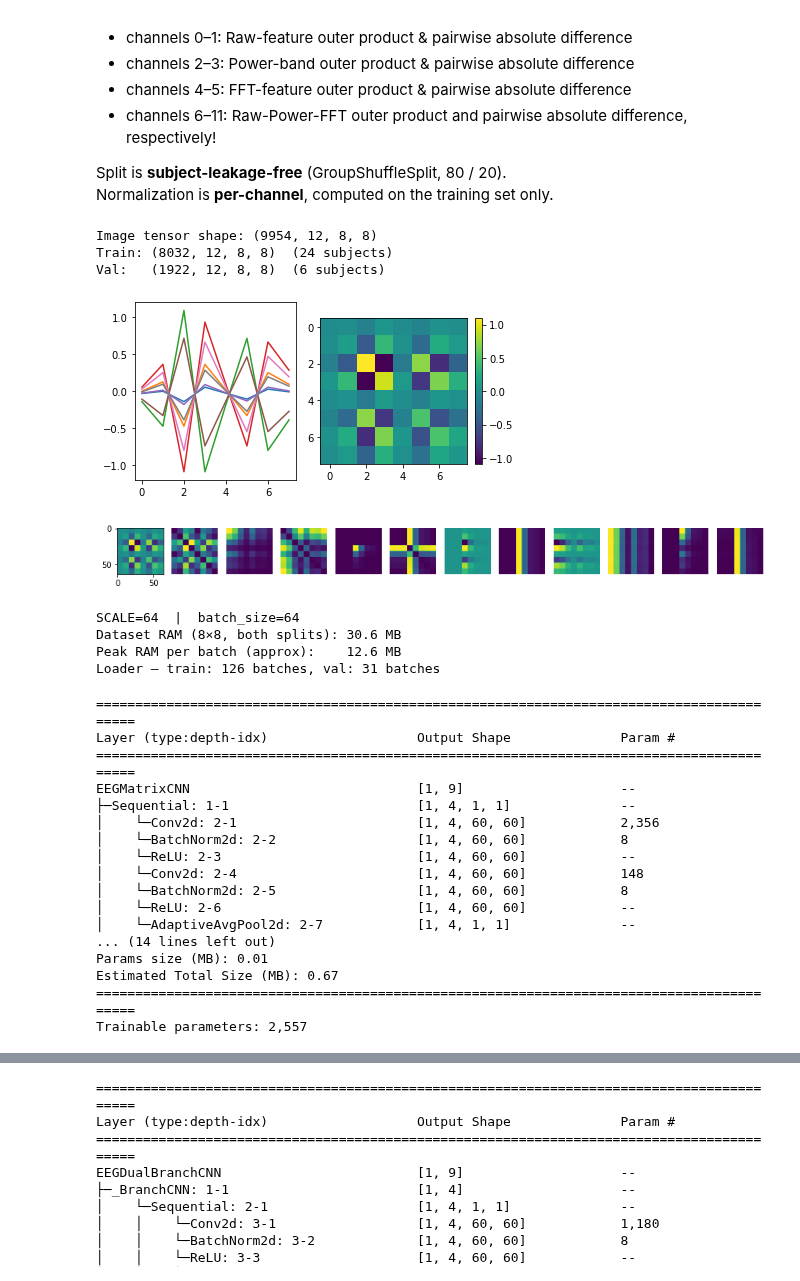
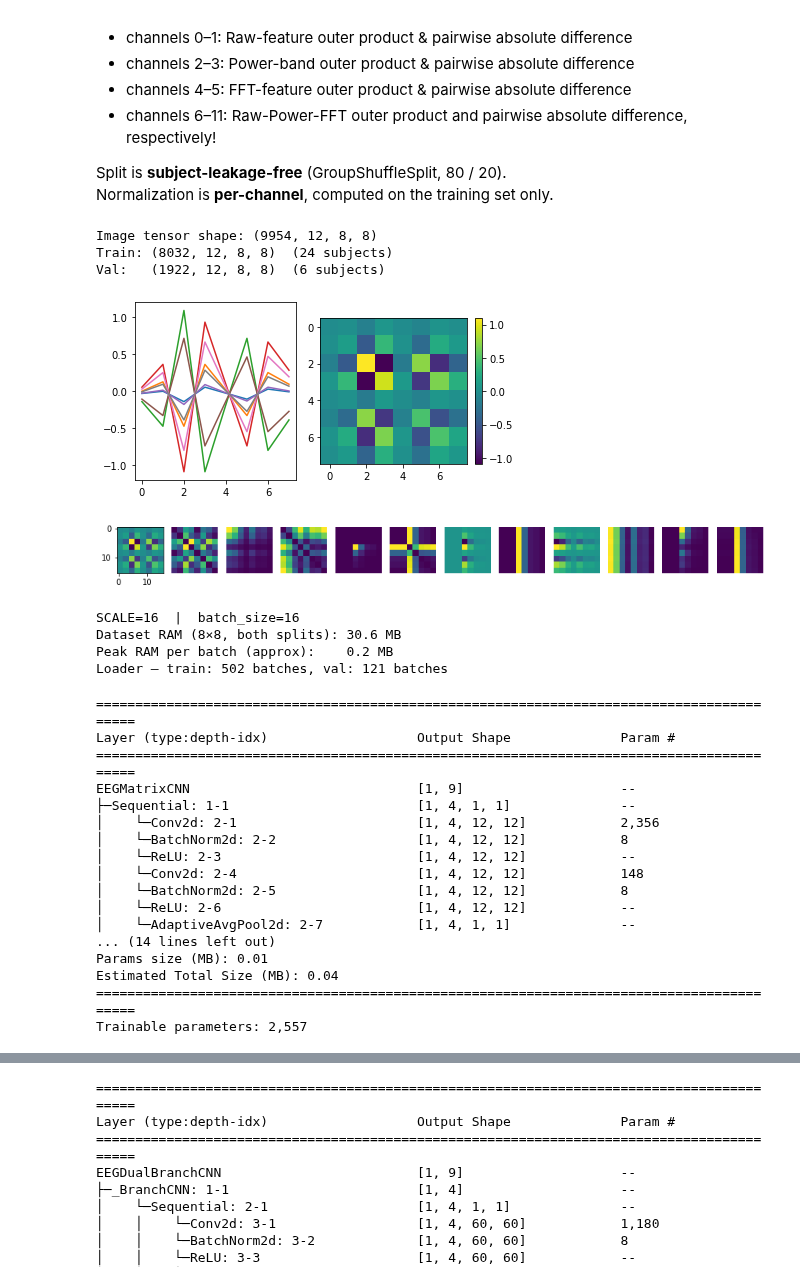
Before and after one commit to parhamkebria/EEG, a Jupyter notebook: imagination.ipynb, the cells around one changed output, grey strips where cells are left out. Drawn from its saved outputs; the diff is of its cells as text; code cells hidden in the pictures.

Commit message:
scale 16 bs 16

```diff
--- a/imagination.ipynb
+++ b/imagination.ipynb
@@ -365,8 +365,8 @@ plt.show()
 #   Lazy (new)   any SCALE → 10 000 × 12 ×   8 ×   8 × 4 B  ≈ 30 MB stored;
 #   peak per batch ≈ batch_size × 12 × SCALE² × 4 B
 
-SCALE = 64
-batch_size_cnn = 64
+SCALE = 16
+batch_size_cnn = 16
 
 # Visualization only — upscale one sample to verify appearance
 _vis = F.interpolate(
@@ -407,38 +407,38 @@ train_loader_cnn = DataLoader(
     shuffle=True,
     drop_last=False,
     num_workers=0,
     pin_memory=False,
 )
 val_loader_cnn = DataLoader(
     EEGMatrixDataset(X_va_img, y_va_img, scale=SCALE),
     batch_size=batch_size_cnn,
     shuffle=False,
     drop_last=False,
     num_workers=0,
     pin_memory=False,
 )
 
 # -- 5. Class weights (inverse frequency on training split) --
 num_classes = len(np.unique(y_img))
 counts_cnn = np.bincount(y_tr_img, minlength=num_classes).astype(float)
 cw_cnn = torch.tensor(1.0 / np.maximum(counts_cnn, 1), dtype=torch.float32)
 cw_cnn = (cw_cnn / cw_cnn.sum() * num_classes).to(device)
 
 _bytes_per_batch = batch_size_cnn * 12 * SCALE * SCALE * 4
 print(f"\nSCALE={SCALE}  |  batch_size={batch_size_cnn}")
 print(f"Dataset RAM (8×8, both splits): {(X_tr_img.nbytes + X_va_img.nbytes) / 1e6:.1f} MB")
 print(f"Peak RAM per batch (approx):    {_bytes_per_batch / 1e6:.1f} MB")
 print(f"Loader — train: {len(train_loader_cnn)} batches, val: {len(val_loader_cnn)} batches")
 # %% [output]
 Image tensor shape: (9954, 12, 8, 8)
 Train: (8032, 12, 8, 8)  (24 subjects)
 Val:   (1922, 12, 8, 8)  (6 subjects)
 [figure]
-[figure, old version]
+[figure, new version]
-SCALE=64  |  batch_size=64
+SCALE=16  |  batch_size=16
 Dataset RAM (8×8, both splits): 30.6 MB
-Peak RAM per batch (approx):    12.6 MB
-Loader — train: 126 batches, val: 31 batches
+Peak RAM per batch (approx):    0.2 MB
+Loader — train: 502 batches, val: 121 batches
 # %%
 class EEGMatrixCNN(nn.Module):
     def __init__(self, in_channels=12, num_classes=9):
@@ -486,16 +486,16 @@ Layer (type:depth-idx)                   Output Shape              Param #
 ==========================================================================================
 EEGMatrixCNN                             [1, 9]                    --
 ├─Sequential: 1-1                        [1, 4, 1, 1]              --
-│    └─Conv2d: 2-1                       [1, 4, 60, 60]            2,356
-│    └─BatchNorm2d: 2-2                  [1, 4, 60, 60]            8
-│    └─ReLU: 2-3                         [1, 4, 60, 60]            --
-│    └─Conv2d: 2-4                       [1, 4, 60, 60]            148
-│    └─BatchNorm2d: 2-5                  [1, 4, 60, 60]            8
-│    └─ReLU: 2-6                         [1, 4, 60, 60]            --
+│    └─Conv2d: 2-1                       [1, 4, 12, 12]            2,356
+│    └─BatchNorm2d: 2-2                  [1, 4, 12, 12]            8
+│    └─ReLU: 2-3                         [1, 4, 12, 12]            --
+│    └─Conv2d: 2-4                       [1, 4, 12, 12]            148
+│    └─BatchNorm2d: 2-5                  [1, 4, 12, 12]            8
+│    └─ReLU: 2-6                         [1, 4, 12, 12]            --
 │    └─AdaptiveAvgPool2d: 2-7            [1, 4, 1, 1]              --
 ... (14 lines left out)
 Params size (MB): 0.01
-Estimated Total Size (MB): 0.67
+Estimated Total Size (MB): 0.04
 ==========================================================================================
 Trainable parameters: 2,557
 # %%
```
Also changed, not shown: parts of 1 cell of this notebook.
